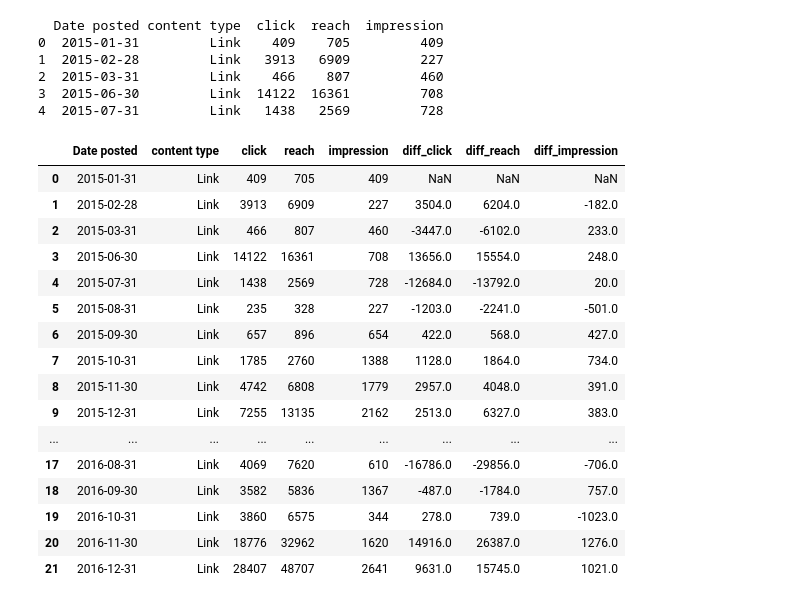
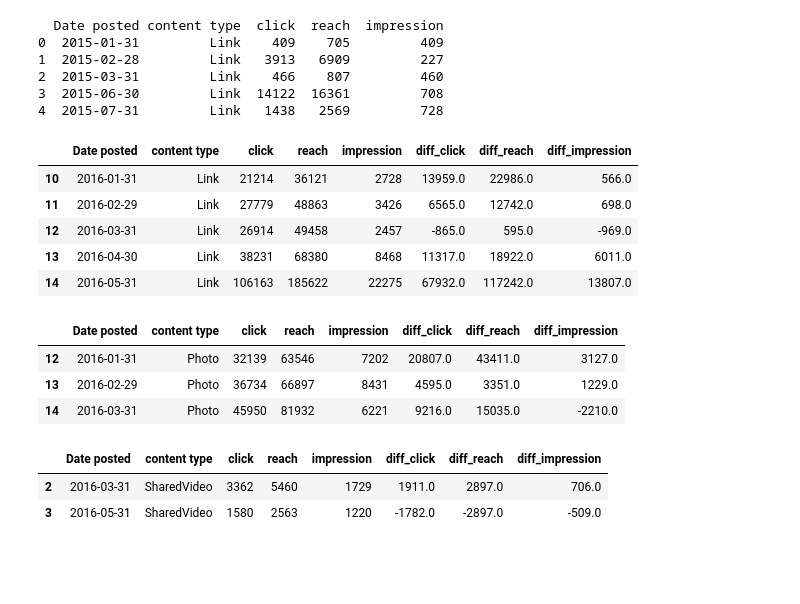
Before and after one commit to yashchoubey/BabyDestination, a Jupyter notebook: DataAnalysis.ipynb, the cells around one changed output. Saved outputs shown, nothing was run; the diff lists cells and outputs as text; code cells hidden in the pictures; blank space fills up the shorter version.

```diff
--- a/DataAnalysis.ipynb
+++ b/DataAnalysis.ipynb
@@ -99,24 +97,31 @@ print df_link.head()
 # %%
 df_link['diff_click']=df_link['click'].diff()
 df_link['diff_reach']=df_link['reach'].diff()
 df_link['diff_impression']=df_link['impression'].diff()
+df_link[10:15]
+# %% [output]
+|  | Date posted | content type | click | reach | impression | diff_click | diff_reach | diff_impression |
+| 10 | 2016-01-31 | Link | 21214 | 36121 | 2728 | 13959.0 | 22986.0 | 566.0 |
+| 11 | 2016-02-29 | Link | 27779 | 48863 | 3426 | 6565.0 | 12742.0 | 698.0 |
+| 12 | 2016-03-31 | Link | 26914 | 49458 | 2457 | -865.0 | 595.0 | -969.0 |
+| 13 | 2016-04-30 | Link | 38231 | 68380 | 8468 | 11317.0 | 18922.0 | 6011.0 |
+| 14 | 2016-05-31 | Link | 106163 | 185622 | 22275 | 67932.0 | 117242.0 | 13807.0 |
-# %%
-df_link
-# %% [output]
-|  | Date posted | content type | click | reach | impression | diff_click | diff_reach | diff_impression |
-| 0 | 2015-01-31 | Link | 409 | 705 | 409 | NaN | NaN | NaN |
-| 1 | 2015-02-28 | Link | 3913 | 6909 | 227 | 3504.0 | 6204.0 | -182.0 |
-| 2 | 2015-03-31 | Link | 466 | 807 | 460 | -3447.0 | -6102.0 | 233.0 |
-| 3 | 2015-06-30 | Link | 14122 | 16361 | 708 | 13656.0 | 15554.0 | 248.0 |
-| 4 | 2015-07-31 | Link | 1438 | 2569 | 728 | -12684.0 | -13792.0 | 20.0 |
-| 5 | 2015-08-31 | Link | 235 | 328 | 227 | -1203.0 | -2241.0 | -501.0 |
-| 6 | 2015-09-30 | Link | 657 | 896 | 654 | 422.0 | 568.0 | 427.0 |
-| 7 | 2015-10-31 | Link | 1785 | 2760 | 1388 | 1128.0 | 1864.0 | 734.0 |
-| 8 | 2015-11-30 | Link | 4742 | 6808 | 1779 | 2957.0 | 4048.0 | 391.0 |
-| 9 | 2015-12-31 | Link | 7255 | 13135 | 2162 | 2513.0 | 6327.0 | 383.0 |
-| ... | ... | ... | ... | ... | ... | ... | ... | ... |
-| 17 | 2016-08-31 | Link | 4069 | 7620 | 610 | -16786.0 | -29856.0 | -706.0 |
-| 18 | 2016-09-30 | Link | 3582 | 5836 | 1367 | -487.0 | -1784.0 | 757.0 |
-| 19 | 2016-10-31 | Link | 3860 | 6575 | 344 | 278.0 | 739.0 | -1023.0 |
-| 20 | 2016-11-30 | Link | 18776 | 32962 | 1620 | 14916.0 | 26387.0 | 1276.0 |
-| 21 | 2016-12-31 | Link | 28407 | 48707 | 2641 | 9631.0 | 15745.0 | 1021.0 |
+# %%
+df_photo['diff_click']=df_photo['click'].diff()
+df_photo['diff_reach']=df_photo['reach'].diff()
+df_photo['diff_impression']=df_photo['impression'].diff()
+df_photo[12:15]
+# %% [output]
+|  | Date posted | content type | click | reach | impression | diff_click | diff_reach | diff_impression |
+| 12 | 2016-01-31 | Photo | 32139 | 63546 | 7202 | 20807.0 | 43411.0 | 3127.0 |
+| 13 | 2016-02-29 | Photo | 36734 | 66897 | 8431 | 4595.0 | 3351.0 | 1229.0 |
+| 14 | 2016-03-31 | Photo | 45950 | 81932 | 6221 | 9216.0 | 15035.0 | -2210.0 |
+# %%
+df_sharedVideo['diff_click']=df_sharedVideo['click'].diff()
+df_sharedVideo['diff_reach']=df_sharedVideo['reach'].diff()
+df_sharedVideo['diff_impression']=df_sharedVideo['impression'].diff()
+df_sharedVideo[2:4]
+# %% [output]
+|  | Date posted | content type | click | reach | impression | diff_click | diff_reach | diff_impression |
+| 2 | 2016-03-31 | SharedVideo | 3362 | 5460 | 1729 | 1911.0 | 2897.0 | 706.0 |
+| 3 | 2016-05-31 | SharedVideo | 1580 | 2563 | 1220 | -1782.0 | -2897.0 | -509.0 |
```
Also changed, not shown: parts of 3 cells of this notebook.
